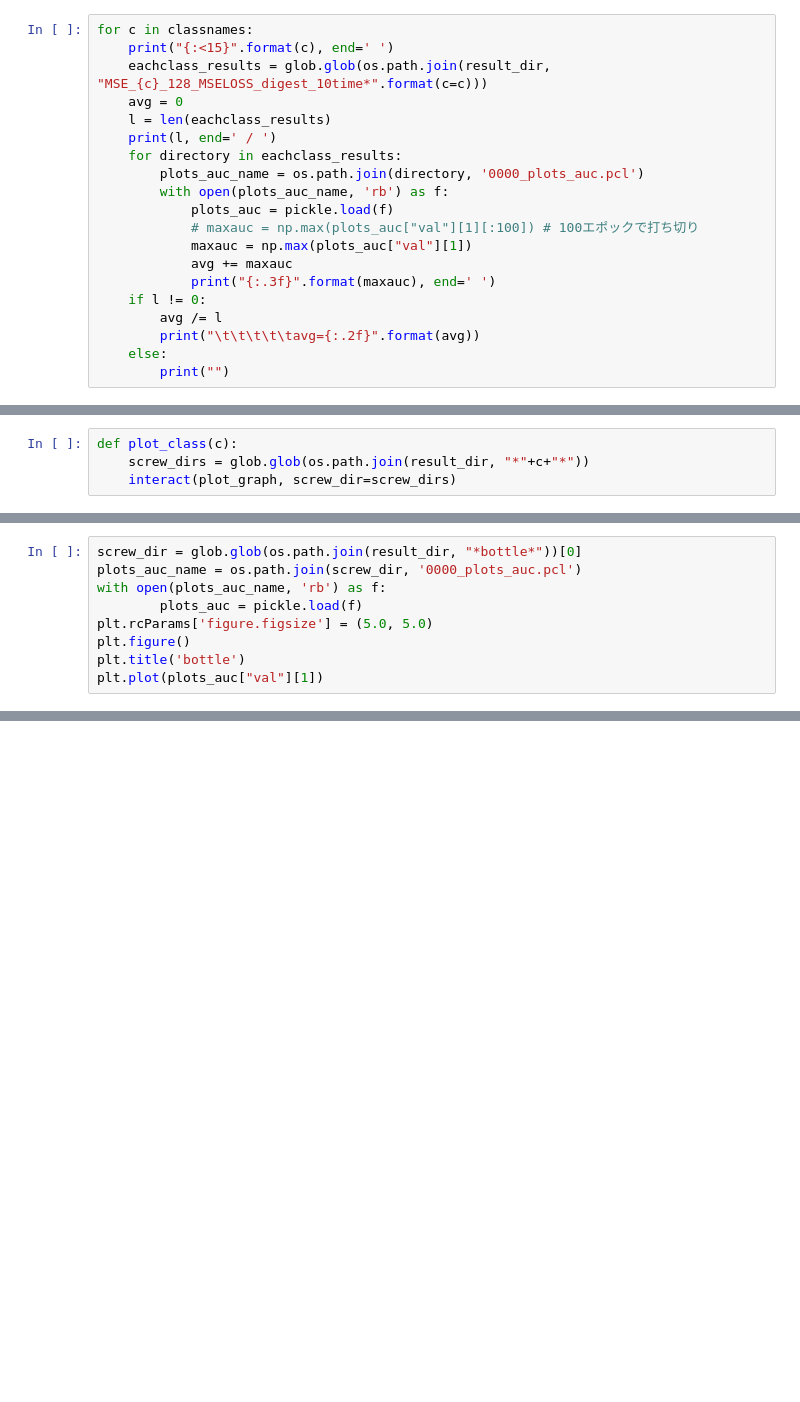
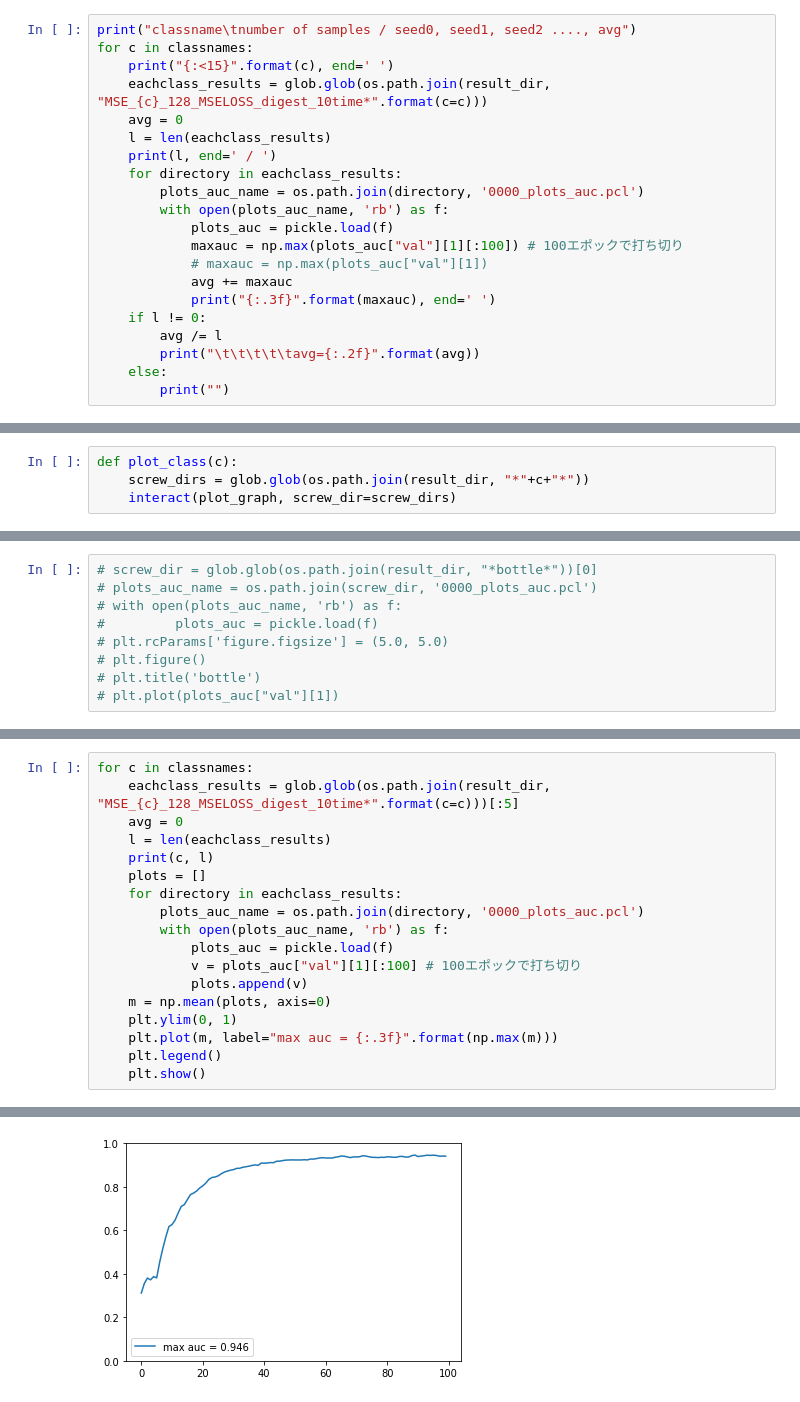
Before and after one commit to Tokunn/ssim_ae, a Jupyter notebook: AE10time.ipynb, the cells around one changed output, grey strips where cells are left out. Cells and saved outputs as stored; diff of their text form; blank space fills up the shorter version.

Commit message:
update AE10time

```diff
--- a/AE10time.ipynb
+++ b/AE10time.ipynb
@@ -43,4 +44,5 @@ print(classnames)
 # %%
+print("classname\tnumber of samples / seed0, seed1, seed2 ...., avg")
 for c in classnames:
     print("{:<15}".format(c), end=' ')
     eachclass_results = glob.glob(os.path.join(result_dir, "MSE_{c}_128_MSELOSS_digest_10time*".format(c=c)))
@@ -51,8 +53,8 @@ for c in classnames:
         plots_auc_name = os.path.join(directory, '0000_plots_auc.pcl')
         with open(plots_auc_name, 'rb') as f:
             plots_auc = pickle.load(f)
-            # maxauc = np.max(plots_auc["val"][1][:100]) # 100エポックで打ち切り
-            maxauc = np.max(plots_auc["val"][1])
+            maxauc = np.max(plots_auc["val"][1][:100]) # 100エポックで打ち切り
+            # maxauc = np.max(plots_auc["val"][1])
             avg += maxauc
             print("{:.3f}".format(maxauc), end=' ')
     if l != 0:
@@ -129,9 +129,9 @@ interactive(children=(Dropdown(description='c', options=('bottle', 'cable', 'cap
 # %%
-screw_dir = glob.glob(os.path.join(result_dir, "*bottle*"))[0]
-plots_auc_name = os.path.join(screw_dir, '0000_plots_auc.pcl')
-with open(plots_auc_name, 'rb') as f:
-        plots_auc = pickle.load(f)
-plt.rcParams['figure.figsize'] = (5.0, 5.0)
-plt.figure()
-plt.title('bottle')
-plt.plot(plots_auc["val"][1])
+# screw_dir = glob.glob(os.path.join(result_dir, "*bottle*"))[0]
+# plots_auc_name = os.path.join(screw_dir, '0000_plots_auc.pcl')
+# with open(plots_auc_name, 'rb') as f:
+#         plots_auc = pickle.load(f)
+# plt.rcParams['figure.figsize'] = (5.0, 5.0)
+# plt.figure()
+# plt.title('bottle')
+# plt.plot(plots_auc["val"][1])
@@ -140,0 +145,19 @@ plt.plot(plots_auc["val"][1])
+# %%
+for c in classnames:
+    eachclass_results = glob.glob(os.path.join(result_dir, "MSE_{c}_128_MSELOSS_digest_10time*".format(c=c)))[:5]
+    avg = 0
+    l = len(eachclass_results)
+    print(c, l)
+    plots = []
+    for directory in eachclass_results:
+        plots_auc_name = os.path.join(directory, '0000_plots_auc.pcl')
+        with open(plots_auc_name, 'rb') as f:
+            plots_auc = pickle.load(f)
+            v = plots_auc["val"][1][:100] # 100エポックで打ち切り
+            plots.append(v)
+    m = np.mean(plots, axis=0)
+    plt.ylim(0, 1)
+    plt.plot(m, label="max auc = {:.3f}".format(np.max(m)))
+    plt.legend()
+    plt.show()
+# %% [output]
@@ -140,0 +165 @@ plt.plot(plots_auc["val"][1])
+[figure, added]
```
Also changed, not shown: parts of 14 cells of this notebook.
